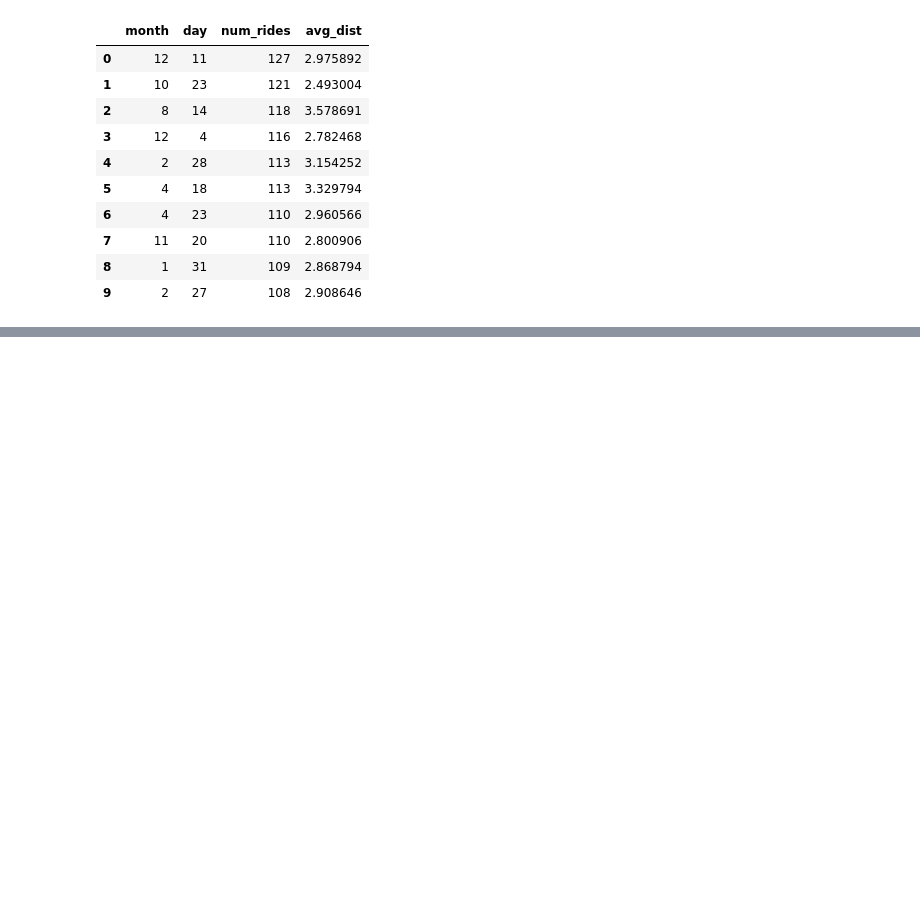
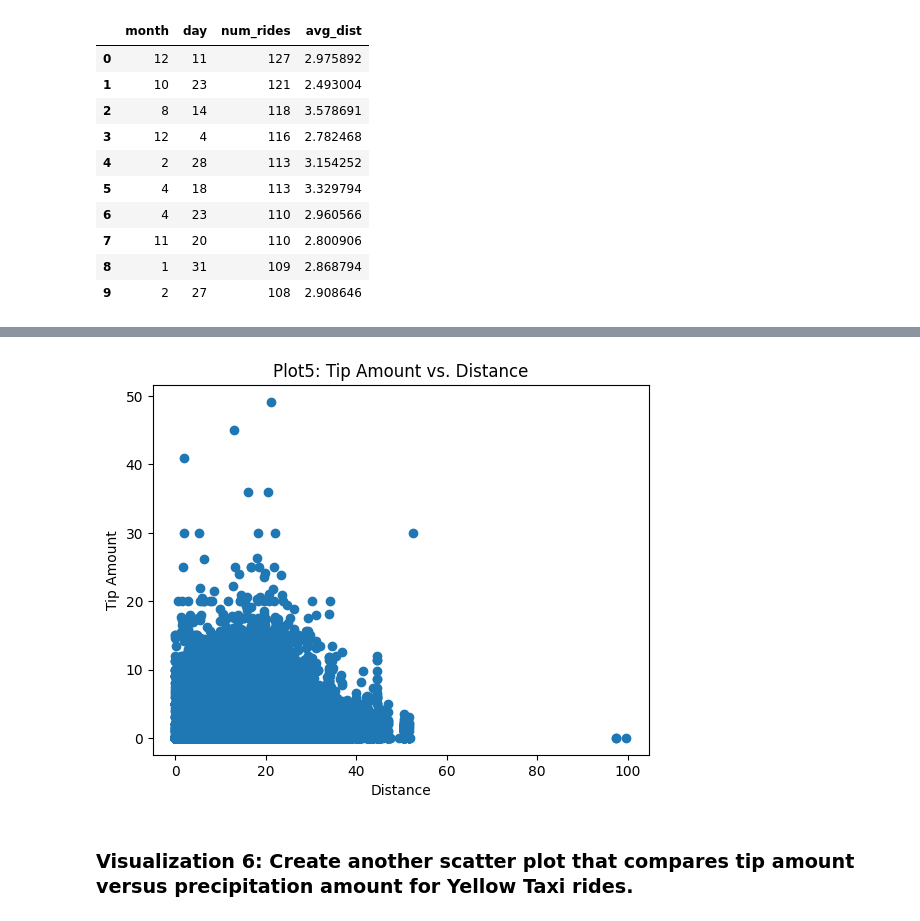
Before and after one commit to Zhizhen-dev/4501-final-project, a Jupyter notebook: project.ipynb, the cells around one changed output, grey strips where cells are left out. Saved outputs shown, nothing was run; the diff lists cells and outputs as text; code cells hidden in the pictures; blank space fills up the shorter version.

```diff
--- a/project.ipynb
+++ b/project.ipynb
@@ -795,0 +1019,22 @@ plot_visual_n(some_dataframe)
+# %%
+def data_for_visual_q5():
+    #Select data from SQLlite database
+    tip_vs_dis = c1.execute('SELECT tip_amount, distance FROM taxi_data3').fetchall()
+    tip_vs_dis_table = pd.DataFrame(tip_vs_dis, columns = ['tip_amount','distance'])
+    #remove coutliers
+    re_outliers = tip_vs_dis_table[(tip_vs_dis_table["distance"]<100) & (tip_vs_dis_table["tip_amount"] < 50)]
+    return re_outliers
+# %%
+def plot_question5(dataframe):
+    #make scatter plot
+    plt.title("Plot5: Tip Amount vs. Distance")
+    plt.xlabel("Distance")
+    plt.ylabel("Tip Amount")
+    plt.scatter(dataframe["distance"], dataframe["tip_amount"])
+# %%
+re_outliers = data_for_visual_q5()
+plot_question5(re_outliers)
+# %% [output]
+[figure, added]
+# %% [markdown]
+### Visualization 6: Create another scatter plot that compares tip amount versus precipitation amount for Yellow Taxi rides.
```
Also changed, not shown: parts of 37 cells of this notebook.
